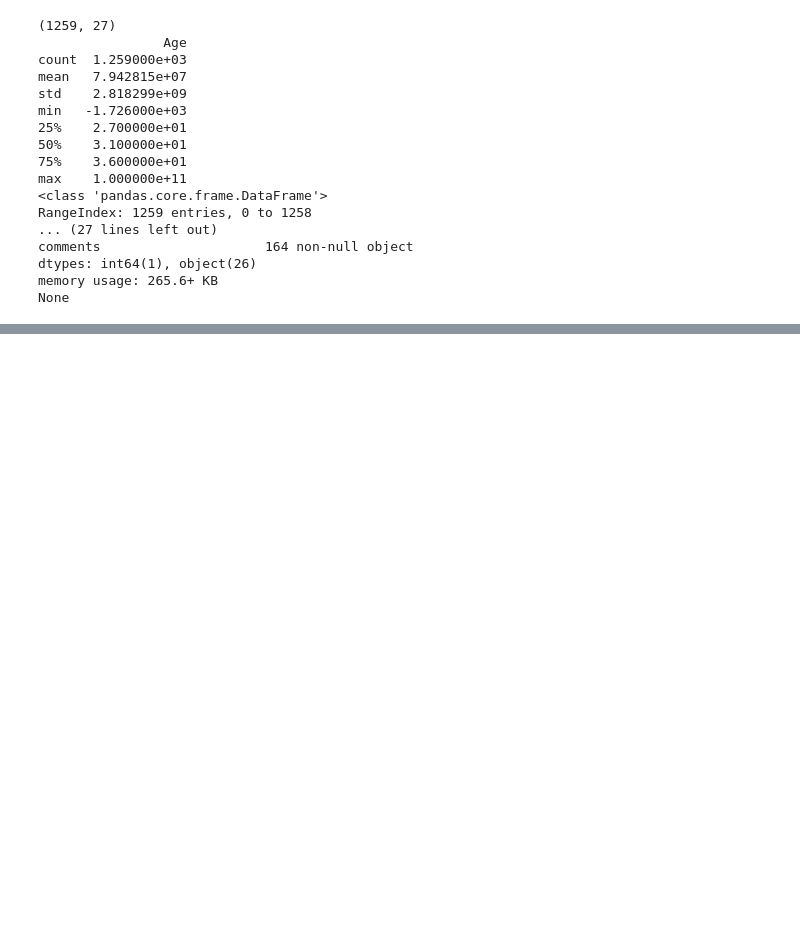
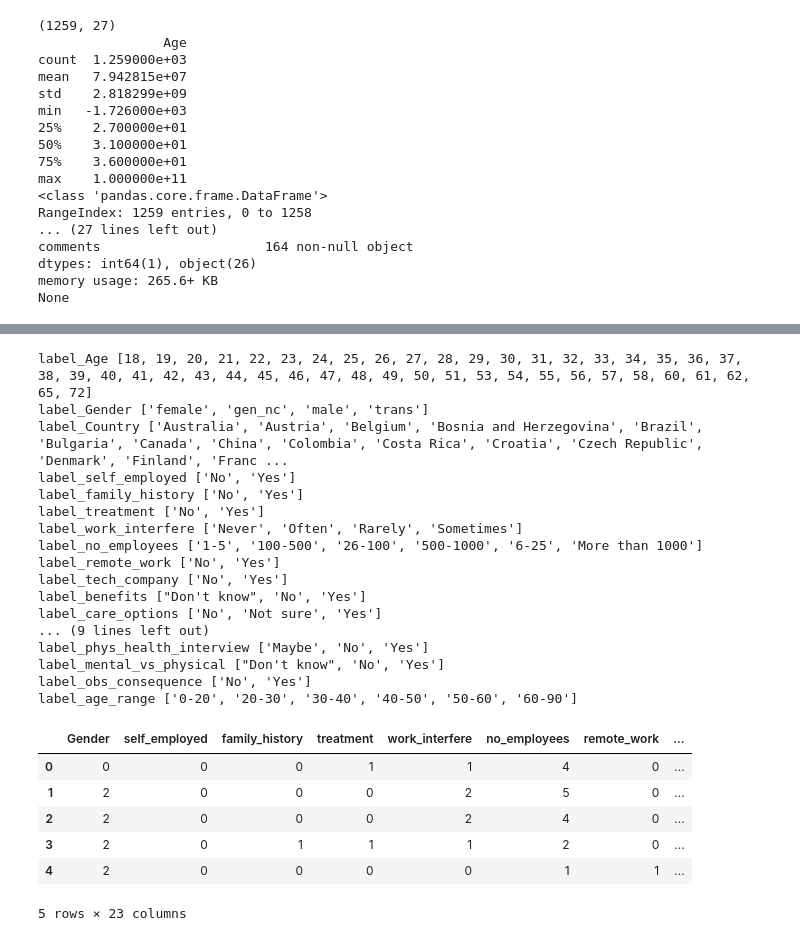
Before and after one commit to sqweets/Final-Project, a Jupyter notebook: Data_Prep_Notebooks/DataPrep-All-ML.ipynb, the cells around one changed output, grey strips where cells are left out. Saved outputs shown, nothing was run; the diff lists cells and outputs as text; code cells hidden in the pictures; blank space fills up the shorter version.

```diff
--- a/DataPrep-US-Plot.ipynb
+++ b/Data_Prep_Notebooks/DataPrep-All-ML.ipynb
@@ -94,16 +94,16 @@ stringFeatures = ['Gender', 'Country', 'self_employed', 'family_history', 'treat
 floatFeatures = []
 
 # Clean the NaN's
-for feature in train_us_df:
+for feature in train_df:
     if feature in intFeatures:
-        train_us_df[feature] = train_us_df[feature].fillna(defaultInt)
+        train_df[feature] = train_df[feature].fillna(defaultInt)
     elif feature in stringFeatures:
-        train_us_df[feature] = train_us_df[feature].fillna(defaultString)
+        train_df[feature] = train_df[feature].fillna(defaultString)
     elif feature in floatFeatures:
-        train_us_df[feature] = train_us_df[feature].fillna(defaultFloat)
+        train_df[feature] = train_df[feature].fillna(defaultFloat)
     else:
         print('Error: Feature %s not recognized.' % feature)
 
-#train_us_df.head(5)
+#train_df.head(5)
 # %%
 # Clean gender data
@@ -160,12 +160,12 @@ train_us_df['age_range'] = pd.cut(train_us_df['Age'], [0,20,30,40,50,60,90], lab
 # %%
 #There are only 0.014% of self employed so let's change NaN to NOT self_employed
 #Replace "NaN" string from defaultString
-train_us_df['self_employed'] = train_us_df['self_employed'].replace([defaultString], 'No')
-#train_us_df.head(10)
+train_df['self_employed'] = train_df['self_employed'].replace([defaultString], 'No')
+#train_df.head(10)
 # %%
 # Fix no_employees and NaN's in work_influance
-train_us_df['no_employees'] = train_us_df['no_employees'].replace(['1/5/2018'], '1-5')
-train_us_df['no_employees'] = train_us_df['no_employees'].replace(['6/25/2018'], '6-25')
+train_df['no_employees'] = train_df['no_employees'].replace(['5-Jan'], '1-5')
+train_df['no_employees'] = train_df['no_employees'].replace(['25-Jan'], '6-25')
 
 # Going to assume blanks in the work_interfere column were meant to be Never
-train_us_df['work_interfere'] = train_us_df['work_interfere'].replace([defaultString], 'Never')
+train_df['work_interfere'] = train_df['work_interfere'].replace([defaultString], 'Never')
@@ -185,2 +172,53 @@ train_us_df.head()
+# %%
+# Encoding data
+
+# Remove records where work_interfere = NA.  This is because we are interpreting that
+# answer to mean the person does not have a mental health issue.
+train_df = train_df[~train_df['work_interfere'].isin(['NaN'])]
+
+# Change string responses to numerical values
+labelDict = {}
+for feature in train_df:
+    le = preprocessing.LabelEncoder()
+    le.fit(train_df[feature])
+    le_name_mapping = dict(zip(le.classes_, le.transform(le.classes_)))
+    train_df[feature] = le.transform(train_df[feature])
+    # Get labels
+    labelKey = 'label_' + feature
+    labelValue = [*le_name_mapping]
+    labelDict[labelKey] = labelValue
+
+for key, value in labelDict.items():
+    print(key, value)
+
+# Get rid of 'Country' and 'Age'
+train_df = train_df.drop(['Country'], axis= 1)
+train_df = train_df.drop(['Age'], axis= 1)
+train_df.head()
+# %% [output]
+label_Age [18, 19, 20, 21, 22, 23, 24, 25, 26, 27, 28, 29, 30, 31, 32, 33, 34, 35, 36, 37, 38, 39, 40, 41, 42, 43, 44, 45, 46, 47, 48, 49, 50, 51, 53, 54, 55, 56, 57, 58, 60, 61, 62, 65, 72]
+label_Gender ['female', 'gen_nc', 'male', 'trans']
+label_Country ['Australia', 'Austria', 'Belgium', 'Bosnia and Herzegovina', 'Brazil', 'Bulgaria', 'Canada', 'China', 'Colombia', 'Costa Rica', 'Croatia', 'Czech Republic', 'Denmark', 'Finland', 'Franc ...
+label_self_employed ['No', 'Yes']
+label_family_history ['No', 'Yes']
+label_treatment ['No', 'Yes']
+label_work_interfere ['Never', 'Often', 'Rarely', 'Sometimes']
+label_no_employees ['1-5', '100-500', '26-100', '500-1000', '6-25', 'More than 1000']
+label_remote_work ['No', 'Yes']
+label_tech_company ['No', 'Yes']
+label_benefits ["Don't know", 'No', 'Yes']
+label_care_options ['No', 'Not sure', 'Yes']
+... (9 lines left out)
+label_phys_health_interview ['Maybe', 'No', 'Yes']
+label_mental_vs_physical ["Don't know", 'No', 'Yes']
+label_obs_consequence ['No', 'Yes']
+label_age_range ['0-20', '20-30', '30-40', '40-50', '50-60', '60-90']
+|  | Gender | self_employed | family_history | treatment | work_interfere | no_employees | remote_work | ... |
+| 0 | 0 | 0 | 0 | 1 | 1 | 4 | 0 | ... |
+| 1 | 2 | 0 | 0 | 0 | 2 | 5 | 0 | ... |
+| 2 | 2 | 0 | 0 | 0 | 2 | 4 | 0 | ... |
+| 3 | 2 | 0 | 1 | 1 | 1 | 2 | 0 | ... |
+| 4 | 2 | 0 | 0 | 0 | 0 | 1 | 1 | ... |
+5 rows × 23 columns
 # %%
 # Output the cleaned us dataframe and not cleaned not us dataframe to a new files
```
Also changed, not shown: parts of 6 cells of this notebook, 16 other files.
